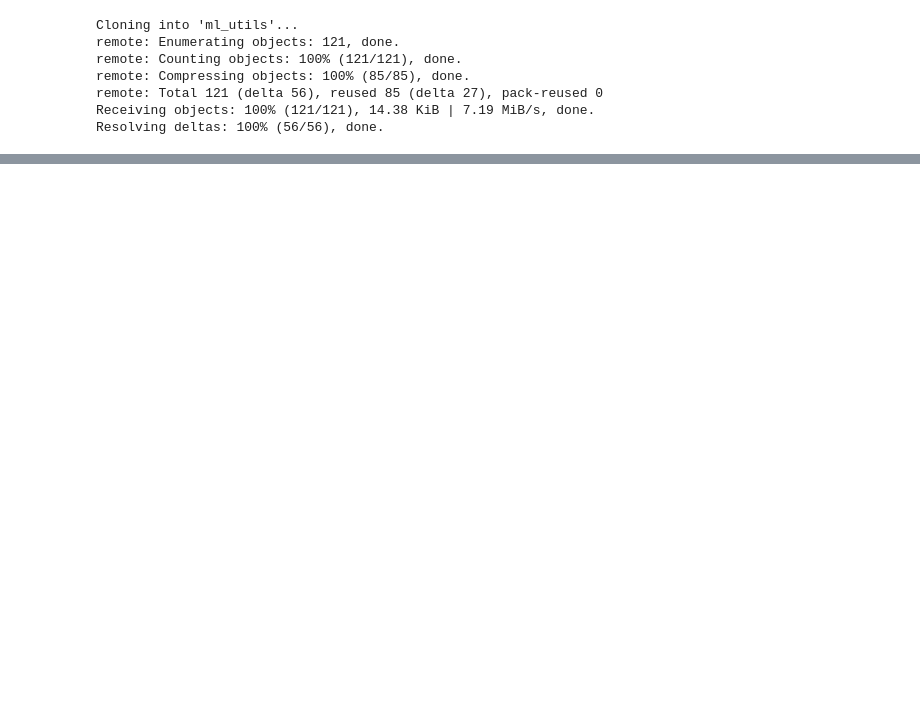
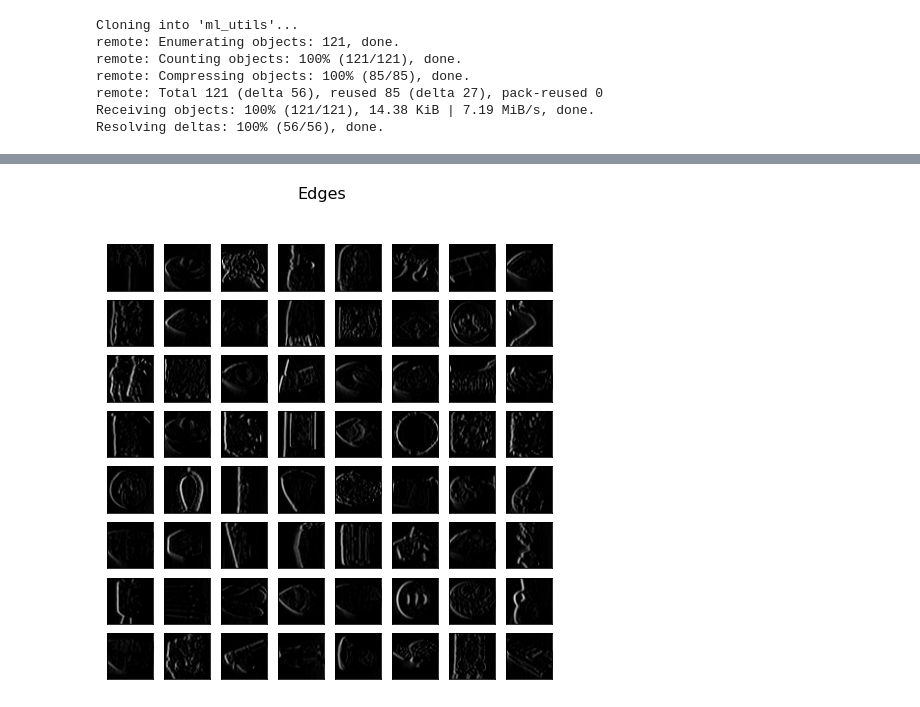
Before and after one commit to MaschinenNah/MachineLearningKochbuch03_LambdaSchichten, a Jupyter notebook: Kantenerkennung_mit_Tensoren.ipynb, the cells around one changed output, grey strips where cells are left out. Drawn from its saved outputs; the diff is of its cells as text; code cells hidden in the pictures; blank space fills up the shorter version.

```diff
--- a/Kantenerkennung_mit_Tensoren.ipynb
+++ b/Kantenerkennung_mit_Tensoren.ipynb
@@ -94,0 +54,30 @@ plt.imshow(img_new, cmap='gray')
+# %%
+from keras.layers import Conv2D, Reshape
+
+input_shape = (48, 48)
+output_shape = (48, 48)
+
+input_layer = Input(shape=input_shape)
+
+x = Reshape((48, 48, 1))(input_layer)
+
+x_kernel = Conv2D(name="x_kernel", filters=1, padding = "same", kernel_size=(3,3), activation="relu")(x)
+
+y_kernel = Conv2D(name="y_kernel", filters=1, kernel_size=(3,3), activation="relu")(x)
+
+x = Reshape((48, 48)) (x_kernel)
+
+output_layer = x
+
+edge_detect = Model(input_layer, output_layer)
+
+x_kernel_weights = np.array([1,0,-1,2,0,-2,1,0,-1])
+x_kernel_weights = x_kernel_weights.reshape((3, 3, 1, 1))
+x_kernel_weights = [x_kernel_weights, np.array([0])]
+edge_detect.get_layer("x_kernel").set_weights(x_kernel_weights)
+# %%
+prediction = edge_detect.predict(batch_x)
+# %%
+show.show_images_from_np_array(prediction, "Edges")
+# %% [output]
+[figure, added]
```
Also changed, not shown: parts of 9 cells of this notebook.
